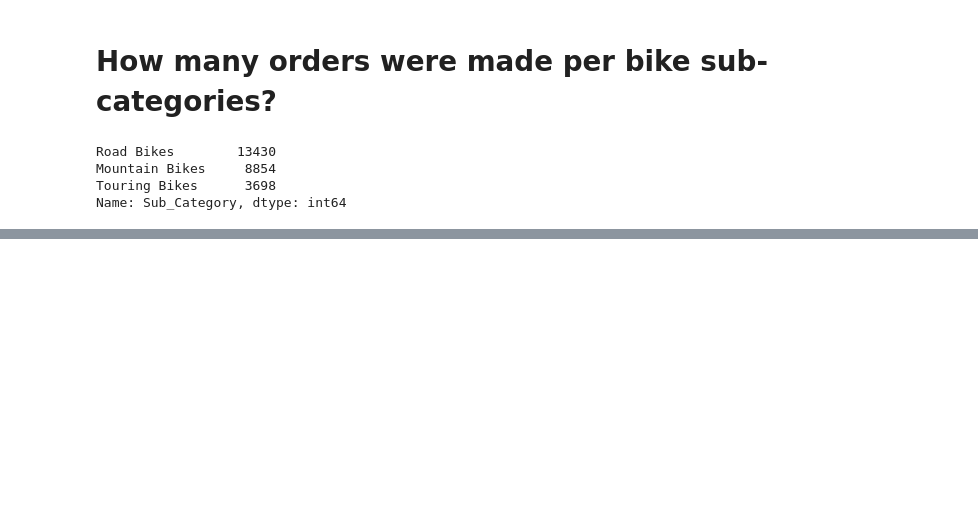
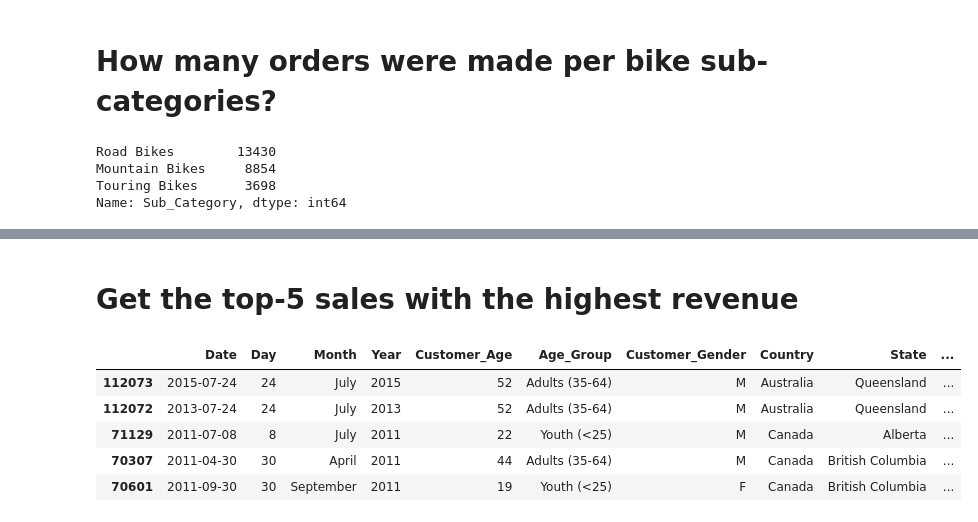
Before and after one commit to bipinj08/Data_Science_with_python, a Jupyter notebook: Loading_data and Doing_some_basic_stuff.ipynb, the cells around one changed output, grey strips where cells are left out. Drawn from its saved outputs; the diff is of its cells as text; code cells hidden in the pictures; blank space fills up the shorter version.

```diff
--- a/Loading_data and Doing_some_basic_stuff.ipynb
+++ b/Loading_data and Doing_some_basic_stuff.ipynb
@@ -327,0 +369,11 @@ Name: Sub_Category, dtype: int64
+# %% [markdown]
+# Get the top-5 sales with the highest revenue
+# %%
+sales.sort_values(['Revenue'], ascending = False).head(5)
+# %% [output]
+|  | Date | Day | Month | Year | Customer_Age | Age_Group | Customer_Gender | Country | State | ... |
+| 112073 | 2015-07-24 | 24 | July | 2015 | 52 | Adults (35-64) | M | Australia | Queensland | ... |
+| 112072 | 2013-07-24 | 24 | July | 2013 | 52 | Adults (35-64) | M | Australia | Queensland | ... |
+| 71129 | 2011-07-08 | 8 | July | 2011 | 22 | Youth (<25) | M | Canada | Alberta | ... |
+| 70307 | 2011-04-30 | 30 | April | 2011 | 44 | Adults (35-64) | M | Canada | British Columbia | ... |
+| 70601 | 2011-09-30 | 30 | September | 2011 | 19 | Youth (<25) | F | Canada | British Columbia | ... |
```
Also changed, not shown: parts of 24 cells of this notebook.
